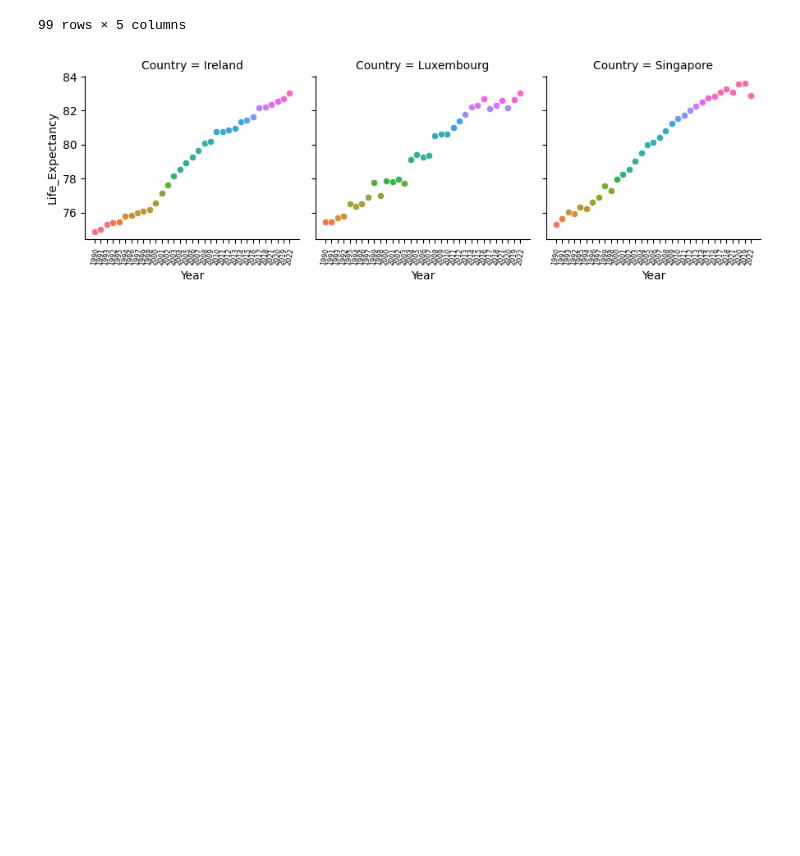
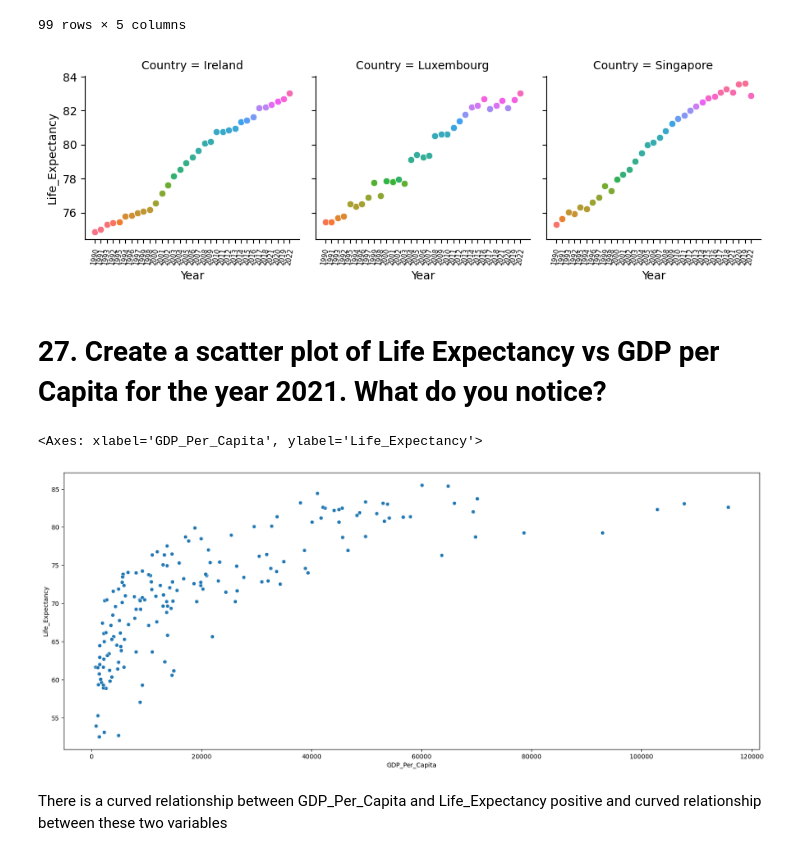
Before and after one commit to nss-data-science-cohort-8/un-exploration-catdgomez, a Jupyter notebook: notebooks/UN_Data_Exploration.ipynb, the cells around one changed output. Cells and saved outputs as stored; diff of their text form; code cells hidden in the pictures; blank space fills up the shorter version.

```diff
--- a/notebooks/UN_Data_Exploration.ipynb
+++ b/notebooks/UN_Data_Exploration.ipynb
@@ -1028,3 +1028,13 @@ g.tick_params(axis='x', rotation = 80, labelsize = 6)
 plt.tight_layout()
 # %% [output]
 [figure]
+# %% [markdown]
+# 27. Create a scatter plot of Life Expectancy vs GDP per Capita for the year 2021. What do you notice?
+# %%
+plt.figure(figsize = (20,8))
+sns.scatterplot(data= gdp_le_2021, x='GDP_Per_Capita', y='Life_Expectancy')
+# %% [output]
+<Axes: xlabel='GDP_Per_Capita', ylabel='Life_Expectancy'>
+[figure, added]
+# %% [markdown]
+There is a curved relationship between GDP_Per_Capita and Life_Expectancy positive and curved relationship between these two variables
```
Also changed, not shown: parts of 2 cells of this notebook.
